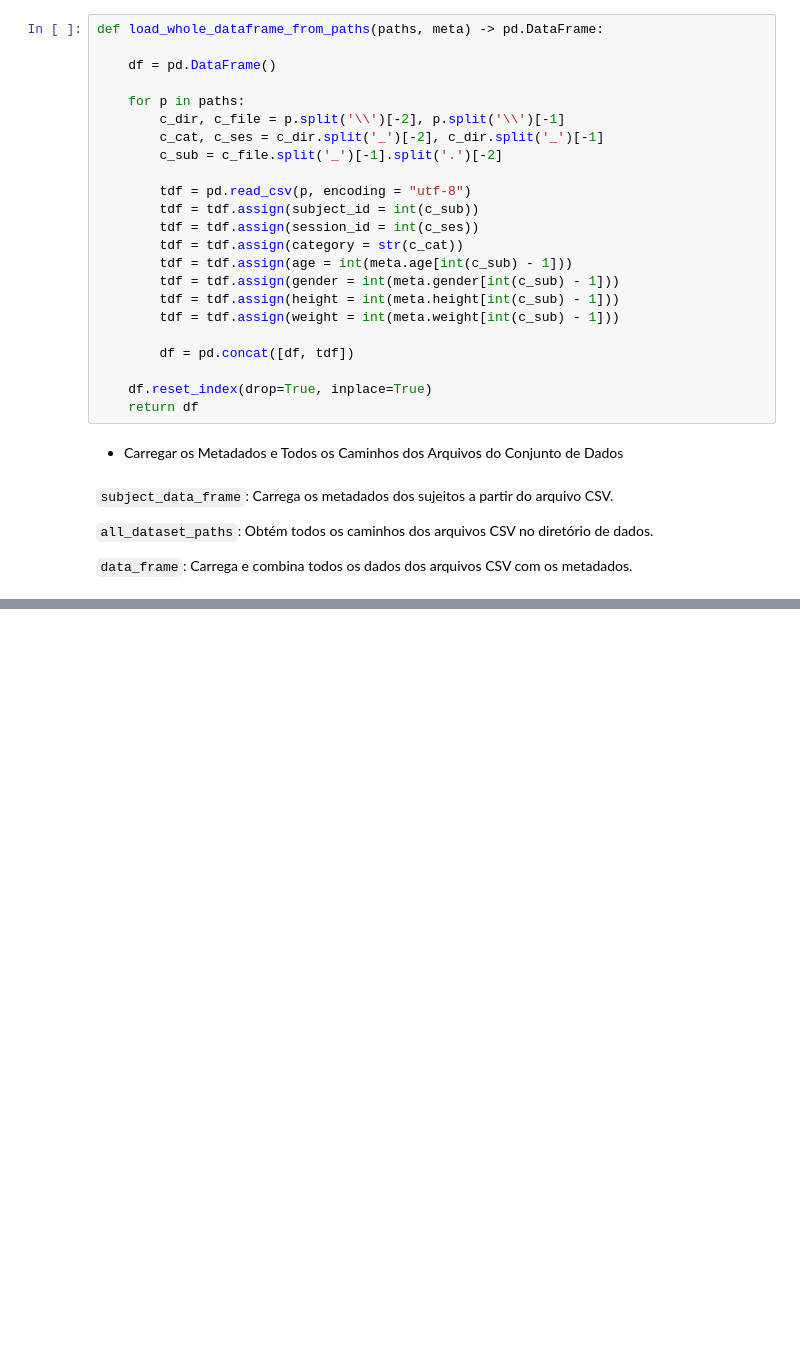
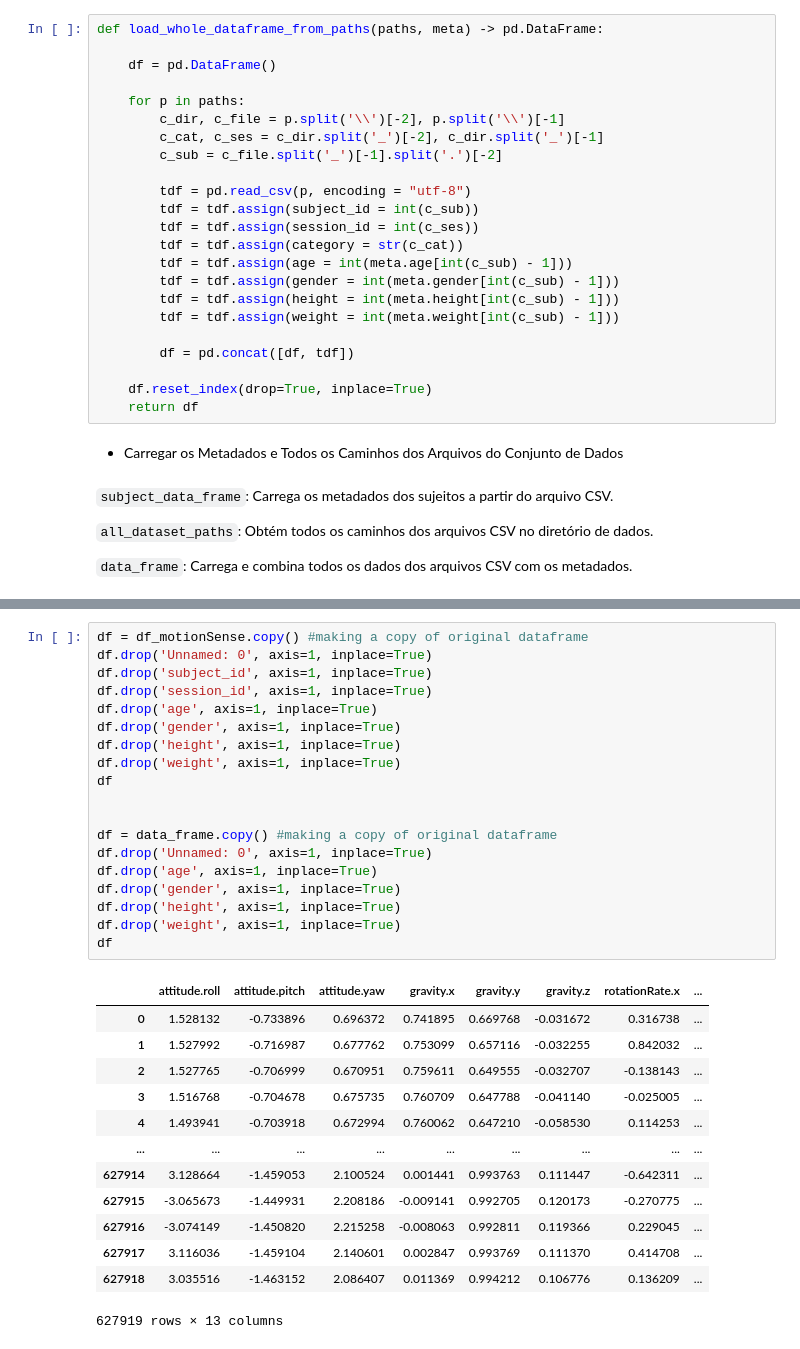
Before and after one commit to marina-moreira/mei-approf, a Jupyter notebook: RNN/dataUnderstanding.ipynb, the cells around one changed output, grey strips where cells are left out. Saved outputs shown, nothing was run; the diff lists cells and outputs as text; blank space fills up the shorter version.

```diff
--- a/RNN/dataUnderstanding.ipynb
+++ b/RNN/dataUnderstanding.ipynb
@@ -129,0 +156,33 @@ data_frame.head(5)
+# %%
+df = df_motionSense.copy() #making a copy of original dataframe
+df.drop('Unnamed: 0', axis=1, inplace=True)
+df.drop('subject_id', axis=1, inplace=True)
+df.drop('session_id', axis=1, inplace=True)
+df.drop('age', axis=1, inplace=True)
+df.drop('gender', axis=1, inplace=True)
+df.drop('height', axis=1, inplace=True)
+df.drop('weight', axis=1, inplace=True)
+df
+
+
+df = data_frame.copy() #making a copy of original dataframe
+df.drop('Unnamed: 0', axis=1, inplace=True)
+df.drop('age', axis=1, inplace=True)
+df.drop('gender', axis=1, inplace=True)
+df.drop('height', axis=1, inplace=True)
+df.drop('weight', axis=1, inplace=True)
+df
+# %% [output]
+|  | attitude.roll | attitude.pitch | attitude.yaw | gravity.x | gravity.y | gravity.z | rotationRate.x | ... |
+| 0 | 1.528132 | -0.733896 | 0.696372 | 0.741895 | 0.669768 | -0.031672 | 0.316738 | ... |
+| 1 | 1.527992 | -0.716987 | 0.677762 | 0.753099 | 0.657116 | -0.032255 | 0.842032 | ... |
+| 2 | 1.527765 | -0.706999 | 0.670951 | 0.759611 | 0.649555 | -0.032707 | -0.138143 | ... |
+| 3 | 1.516768 | -0.704678 | 0.675735 | 0.760709 | 0.647788 | -0.041140 | -0.025005 | ... |
+| 4 | 1.493941 | -0.703918 | 0.672994 | 0.760062 | 0.647210 | -0.058530 | 0.114253 | ... |
+| ... | ... | ... | ... | ... | ... | ... | ... | ... |
+| 627914 | 3.128664 | -1.459053 | 2.100524 | 0.001441 | 0.993763 | 0.111447 | -0.642311 | ... |
+| 627915 | -3.065673 | -1.449931 | 2.208186 | -0.009141 | 0.992705 | 0.120173 | -0.270775 | ... |
+| 627916 | -3.074149 | -1.450820 | 2.215258 | -0.008063 | 0.992811 | 0.119366 | 0.229045 | ... |
+| 627917 | 3.116036 | -1.459104 | 2.140601 | 0.002847 | 0.993769 | 0.111370 | 0.414708 | ... |
+| 627918 | 3.035516 | -1.463152 | 2.086407 | 0.011369 | 0.994212 | 0.106776 | 0.136209 | ... |
+627919 rows × 13 columns
```
Also changed, not shown: parts of 13 cells of this notebook.
